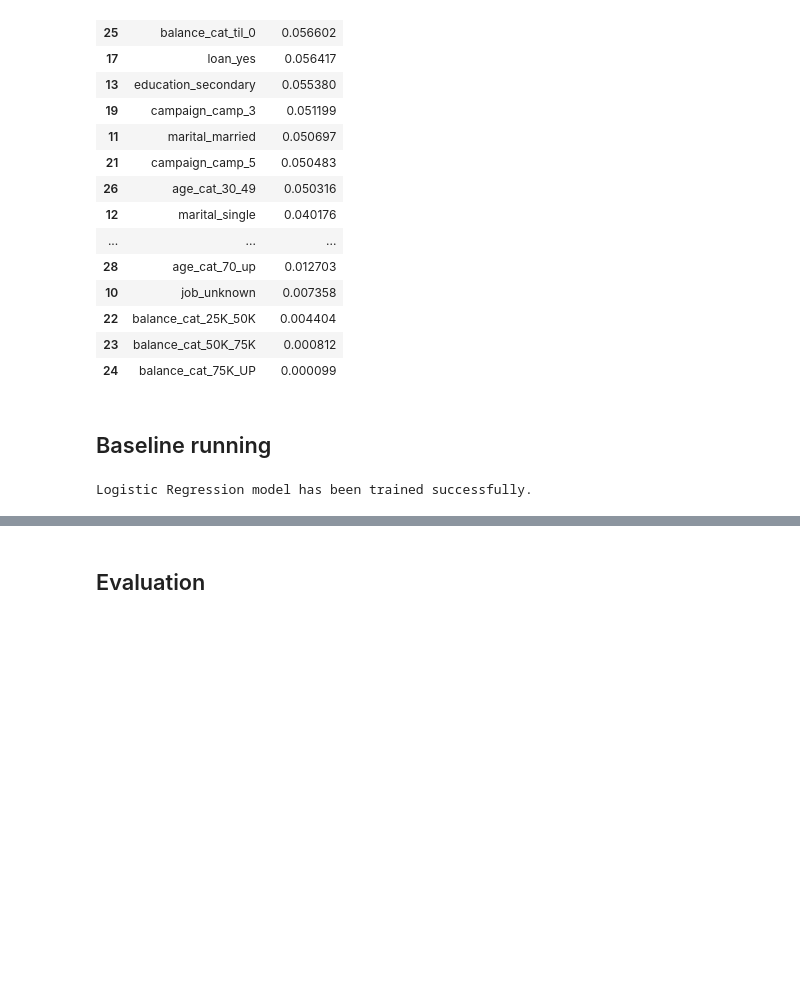
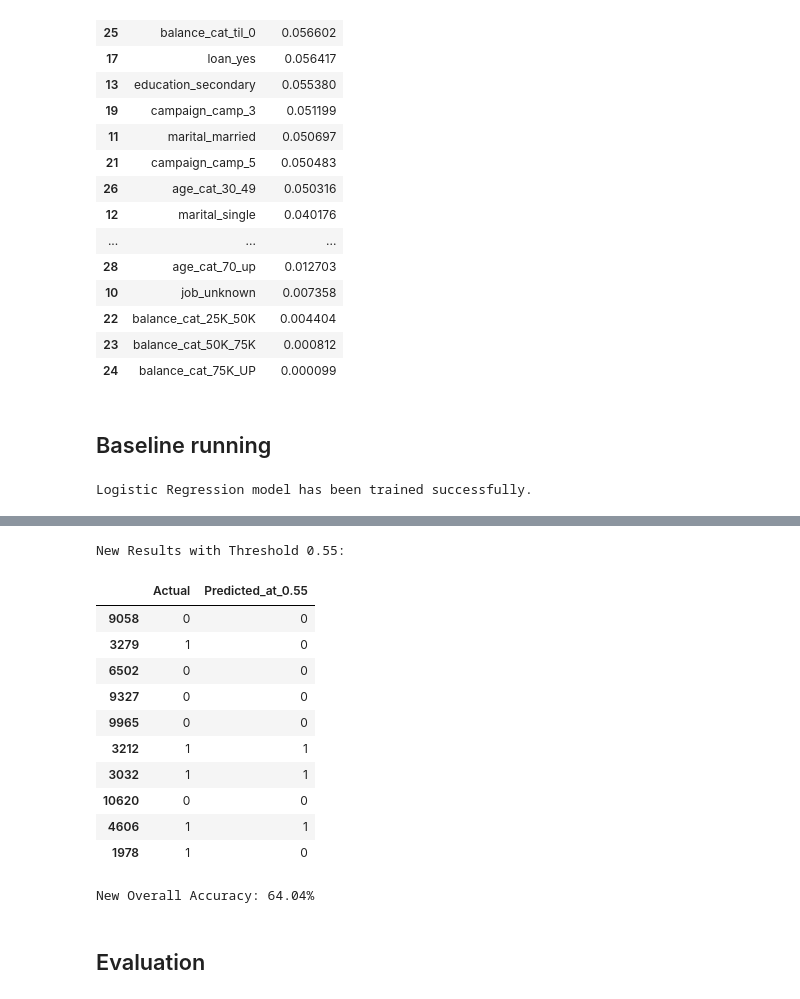
Before and after one commit to Tlevi308/DS_PROJECTS, a Jupyter notebook: Logistic_Regression.ipynb, the cells around one changed output, grey strips where cells are left out. Cells and saved outputs as stored; diff of their text form; code cells hidden in the pictures; blank space fills up the shorter version.

```diff
--- a/Logistic_Regression.ipynb
+++ b/Logistic_Regression.ipynb
@@ -705,2 +785,34 @@ Logistic Regression model has been trained successfully.
+# %%
+# Set the new custom threshold
+custom_threshold = 0.55
+
+# Generate new predictions based on the threshold
+y_pred_55 = (y_probs >= custom_threshold).astype(int)
+
+# Update the comparison DataFrame and calculate new accuracy
+comparison_df_55 = pd.DataFrame({
+    "Actual": y_test,
+    "Predicted_at_0.55": y_pred_55
+})
+
+print(f"New Results with Threshold {custom_threshold}:")
+display(comparison_df_55.head(10))
+
+new_accuracy = (y_pred_55 == y_test).mean()
+print(f"\nNew Overall Accuracy: {new_accuracy:.2%}")
+# %% [output]
+New Results with Threshold 0.55:
+|  | Actual | Predicted_at_0.55 |
+| 9058 | 0 | 0 |
+| 3279 | 1 | 0 |
+| 6502 | 0 | 0 |
+| 9327 | 0 | 0 |
+| 9965 | 0 | 0 |
+| 3212 | 1 | 1 |
+| 3032 | 1 | 1 |
+| 10620 | 0 | 0 |
+| 4606 | 1 | 1 |
+| 1978 | 1 | 0 |
+New Overall Accuracy: 64.04%
 # %% [markdown]
 ## Evaluation
```
Also changed, not shown: parts of 6 cells of this notebook.
